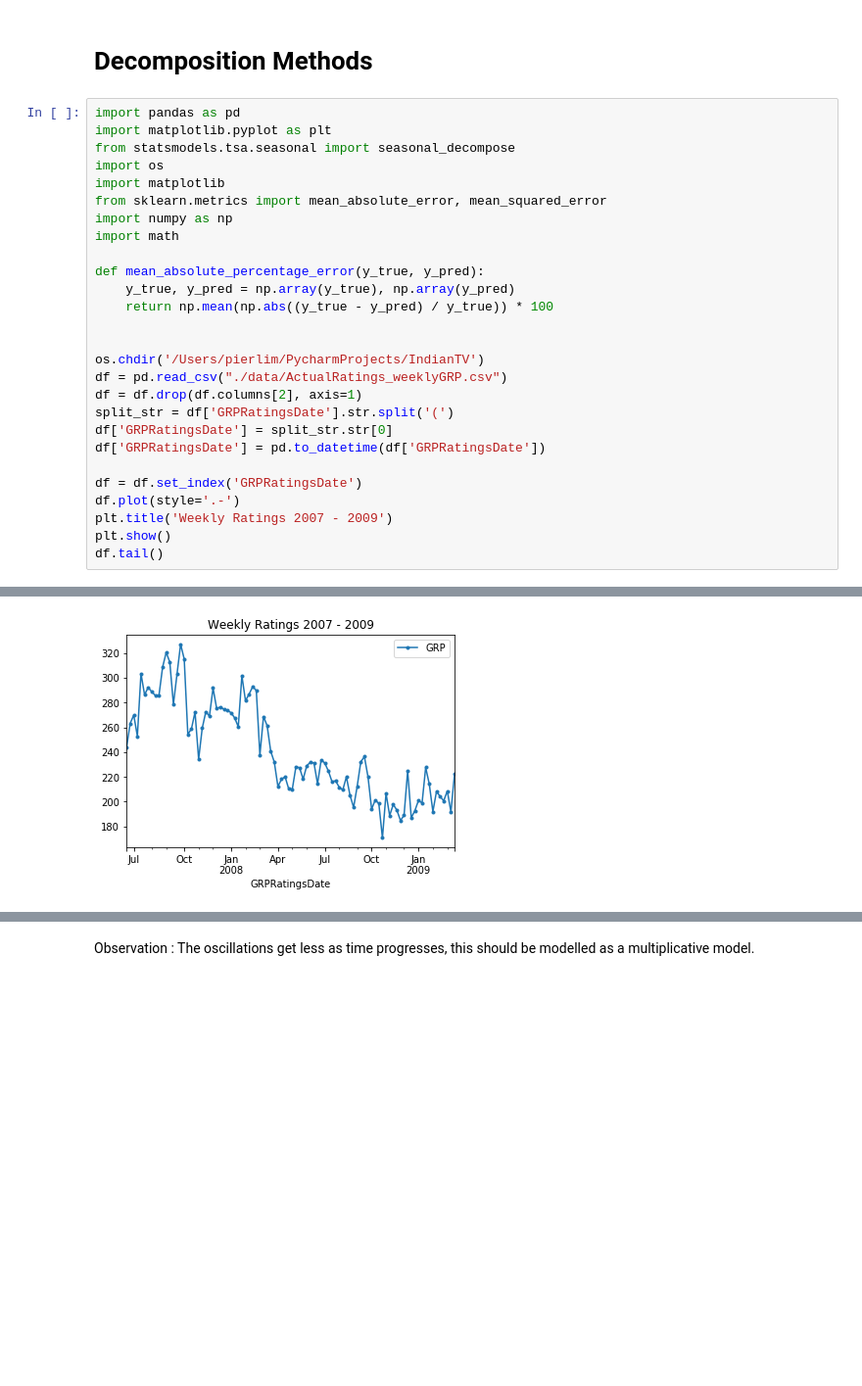
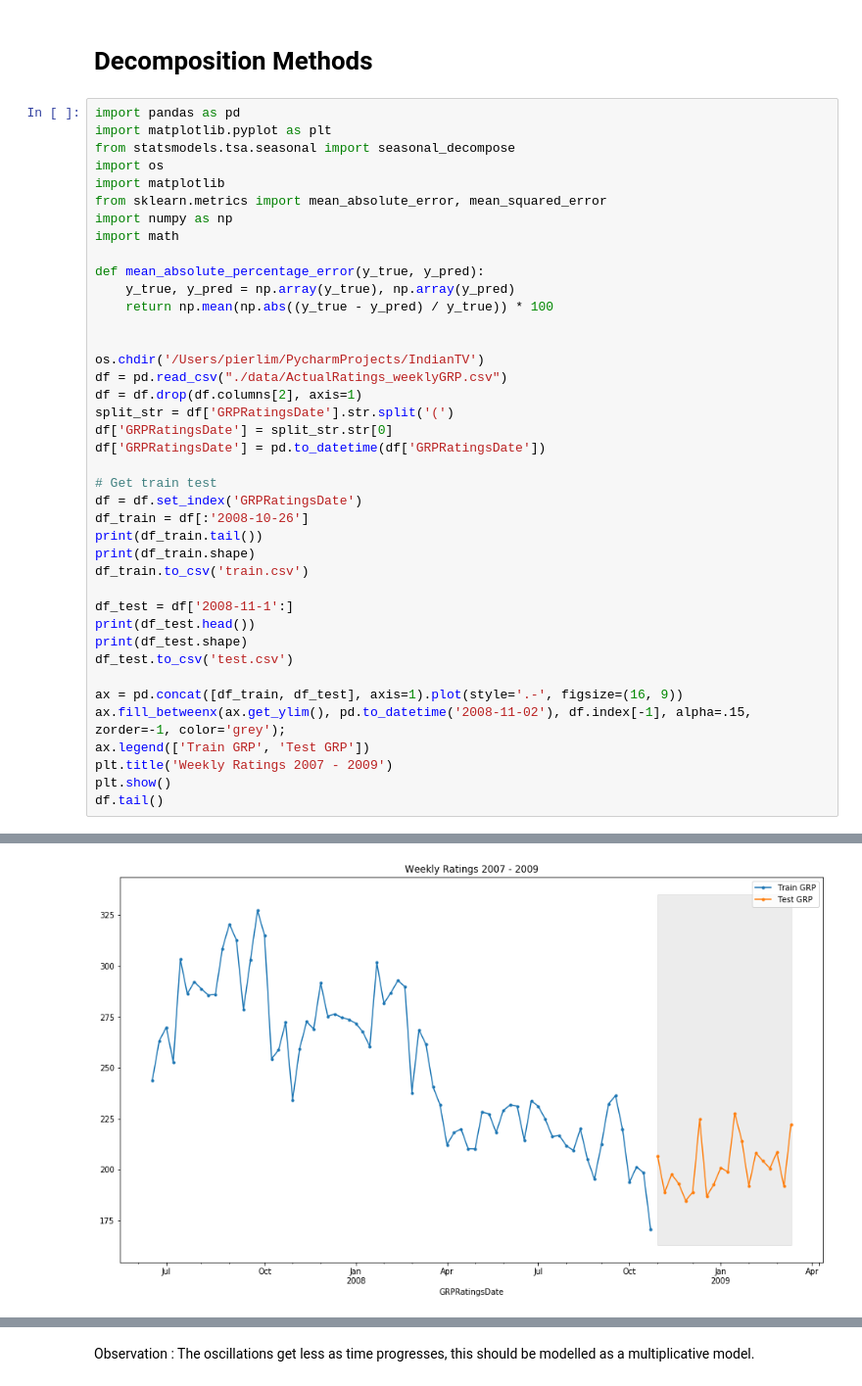
Before and after one commit to lppier/Indian_TV_Time_Series, a Jupyter notebook: Decompositional Methods.ipynb, the cells around one changed output, grey strips where cells are left out. Shown: that part at 98% size. Cells and saved outputs as stored; diff of their text form; blank space fills up the shorter version.

```diff
--- a/Decompositional Methods.ipynb
+++ b/Decompositional Methods.ipynb
@@ -22,8 +22,21 @@ split_str = df['GRPRatingsDate'].str.split('(')
 df['GRPRatingsDate'] = split_str.str[0]
 df['GRPRatingsDate'] = pd.to_datetime(df['GRPRatingsDate'])
 
+# Get train test
 df = df.set_index('GRPRatingsDate')
-df.plot(style='.-')
+df_train = df[:'2008-10-26']
+print(df_train.tail())
+print(df_train.shape)
+df_train.to_csv('train.csv')
+
+df_test = df['2008-11-1':]
+print(df_test.head())
+print(df_test.shape)
+df_test.to_csv('test.csv')
+
+ax = pd.concat([df_train, df_test], axis=1).plot(style='.-', figsize=(16, 9))
+ax.fill_betweenx(ax.get_ylim(), pd.to_datetime('2008-11-02'), df.index[-1], alpha=.15, zorder=-1, color='grey');
+ax.legend(['Train GRP', 'Test GRP'])
 plt.title('Weekly Ratings 2007 - 2009')
 plt.show()
 df.tail()
@@ -31,4 +60,4 @@ df.tail()
-[figure, old version]
+[figure, new version]
 |  | GRP |
 | GRPRatingsDate |  |
 | 2009-02-15 | 204.20 |
```
Also changed, not shown: parts of 25 cells of this notebook.
